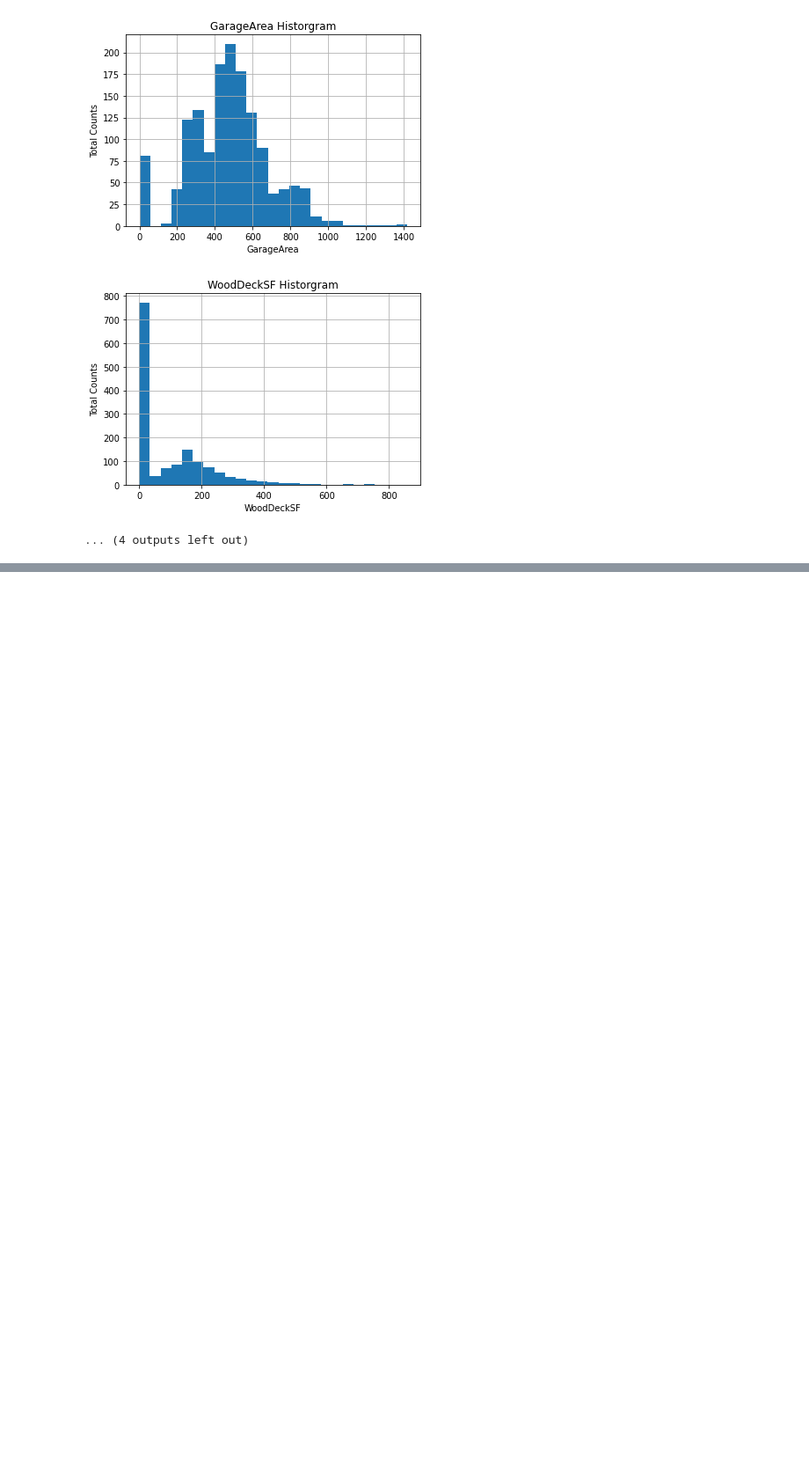
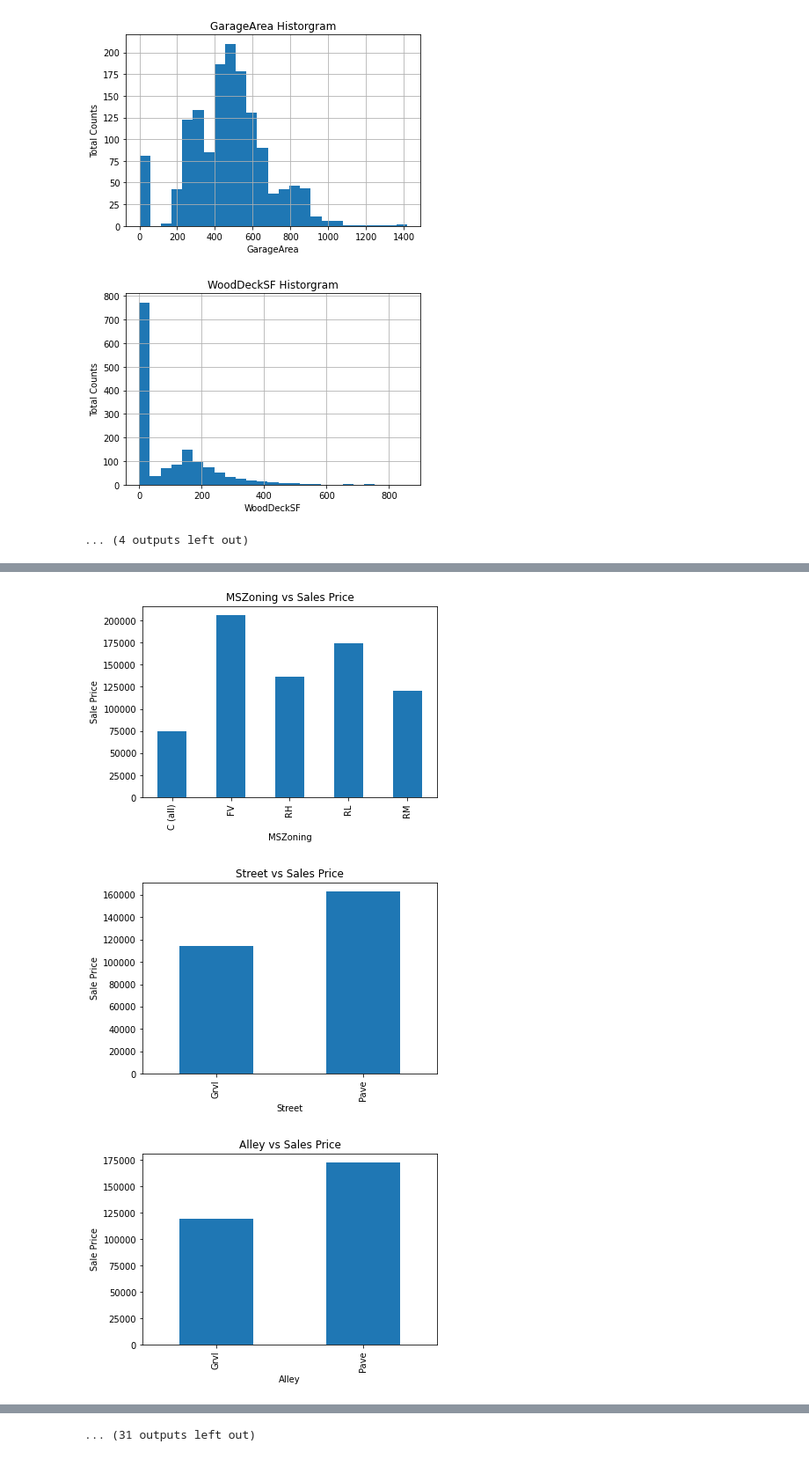
Before and after one commit to ammartin8/housing_price_prediction, a Jupyter notebook: housing_prediction_analysis_eda.ipynb, the cells around one changed output, grey strips where cells are left out. Shown at 88% size. Saved outputs shown, nothing was run; the diff lists cells and outputs as text; code cells hidden in the pictures; blank space fills up the shorter version.

```diff
--- a/housing_prediction_analysis_eda.ipynb
+++ b/housing_prediction_analysis_eda.ipynb
@@ -276,0 +319,6 @@ for feature in cont_features:
+# %%
+# Reviewing Categorical features
+categorical_features = [feature for feature in df.columns if data[feature].dtypes == 'O']
+
+print(f'Total number of categorical features: {len(categorical_features)}')
+df[categorical_features].head()
@@ -276,0 +334,4 @@ for feature in cont_features:
+# %%
+# Reviewing number of unique values in each category feature
+for feature in categorical_features:
+    print(f'Total number of unique values for {feature}: {len(df[feature].unique())}')
@@ -276,0 +356,13 @@ for feature in cont_features:
+# %%
+# What is the relationship between Sales Price and Category Features?
+for feature in categorical_features:
+    data = df.copy()
+    data.groupby(feature)['SalePrice'].median().plot.bar()
+    plt.xlabel(feature)
+    plt.ylabel('Sale Price')
+    plt.title(f'{feature} vs Sales Price')
+    plt.show()
+# %% [output]
+[figure, added]
+[figure, added]
+[figure, added]
@@ -276,0 +378 @@ for feature in cont_features:
+... (31 outputs left out)
```
Also changed, not shown: parts of 8 cells of this notebook.
